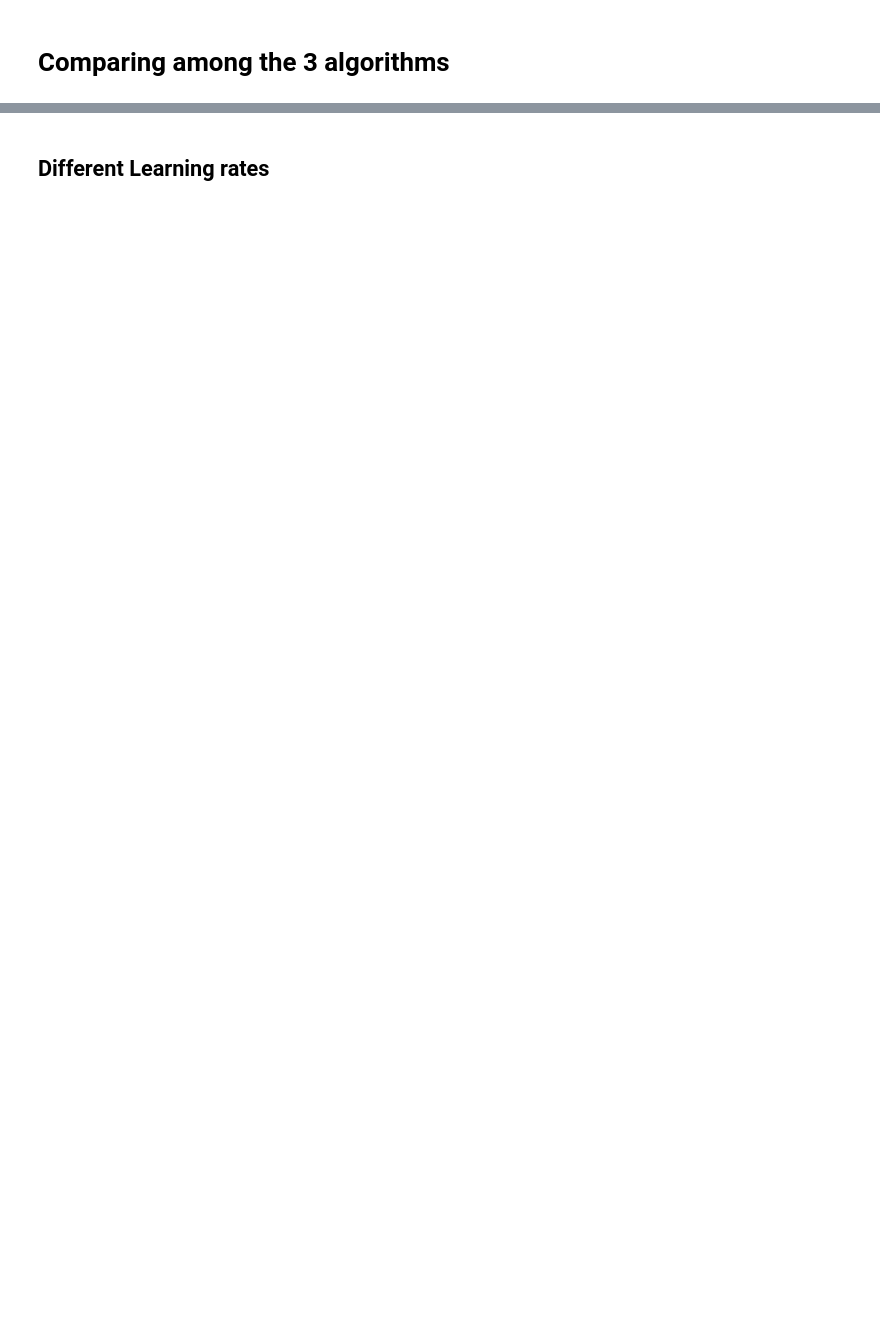
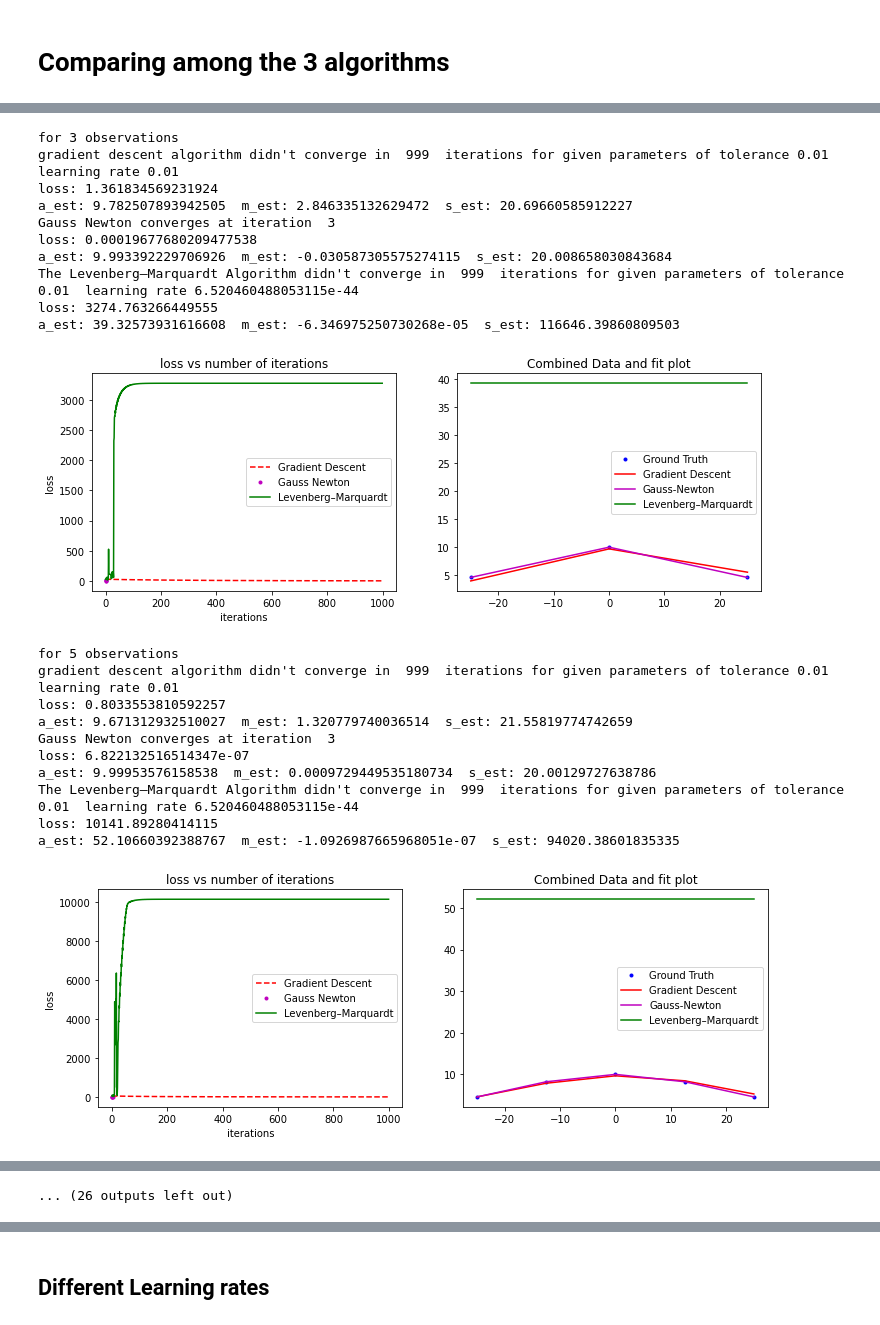
Before and after one commit to avani17101/ICP-and-Non-linear-least-squares-optimization, a Jupyter notebook: 16-spacex-Assignment-3.ipynb, the cells around one changed output, grey strips where cells are left out. Cells and saved outputs as stored; diff of their text form; code cells hidden in the pictures; blank space fills up the shorter version.

```diff
--- a/16-spacex-Assignment-3.ipynb
+++ b/16-spacex-Assignment-3.ipynb
@@ -444,16 +528,39 @@ Amongst the three, the LM and Gauss Newton algorithms can handle a --relatively-
 # %%
 numberOfObservations = np.array([3,5,8,10,12,15,20,22,25,28,30,34,38,42,48,50,52,55,60])
 a_gt = 10
 m_gt = 0
 s_gt = 50
 for o in numberOfObservations:
     xObserved = np.linspace(-25, 25, o)
     a_gt = 10
     m_gt = 0
     s_gt = 20
     yObserved = gaussian(xObserved, a_gt, m_gt, s_gt)
     print("for", o,"observations")
     ygd,lgd = gradDescent(xObserved,yObserved,calculatedPrameters,0.01,1e-2)
     ygn,lgn = gaussNewton(xObserved,yObserved,calculatedPrameters,0.01,1e-2)
-    ylm,llm= LM(xObserved,yObserved,calculatedPrameters,10,1e-2)
+    ylm,llm= LM(xObserved,yObserved,calculatedPrameters,0.01,1e-2)
     combinedplot(xObserved,yObserved,ygd,lgd,ygn,lgn,ylm,llm)
+# %% [output]
+for 3 observations
+gradient descent algorithm didn't converge in  999  iterations for given parameters of tolerance 0.01  learning rate 0.01
+loss: 1.361834569231924
+a_est: 9.782507893942505  m_est: 2.846335132629472  s_est: 20.69660585912227
+Gauss Newton converges at iteration  3
+loss: 0.00019677680209477538
+a_est: 9.993392229706926  m_est: -0.030587305575274115  s_est: 20.008658030843684
+The Levenberg–Marquardt Algorithm didn't converge in  999  iterations for given parameters of tolerance 0.01  learning rate 6.520460488053115e-44
+loss: 3274.763266449555
+a_est: 39.32573931616608  m_est: -6.346975250730268e-05  s_est: 116646.39860809503
+[figure, added]
+for 5 observations
+gradient descent algorithm didn't converge in  999  iterations for given parameters of tolerance 0.01  learning rate 0.01
+loss: 0.8033553810592257
+a_est: 9.671312932510027  m_est: 1.320779740036514  s_est: 21.55819774742659
+Gauss Newton converges at iteration  3
+loss: 6.822132516514347e-07
+a_est: 9.99953576158538  m_est: 0.0009729449535180734  s_est: 20.00129727638786
+The Levenberg–Marquardt Algorithm didn't converge in  999  iterations for given parameters of tolerance 0.01  learning rate 6.520460488053115e-44
+loss: 10141.89280414115
+a_est: 52.10660392388767  m_est: -1.0926987665968051e-07  s_est: 94020.38601835335
+[figure, added]
@@ -460,2 +611,3 @@ for o in numberOfObservations:
+... (26 outputs left out)
 # %% [markdown]
 ## Add noise to your observations: Can a particular algorithm handle large noise?
```
Also changed, not shown: parts of 15 cells of this notebook.
